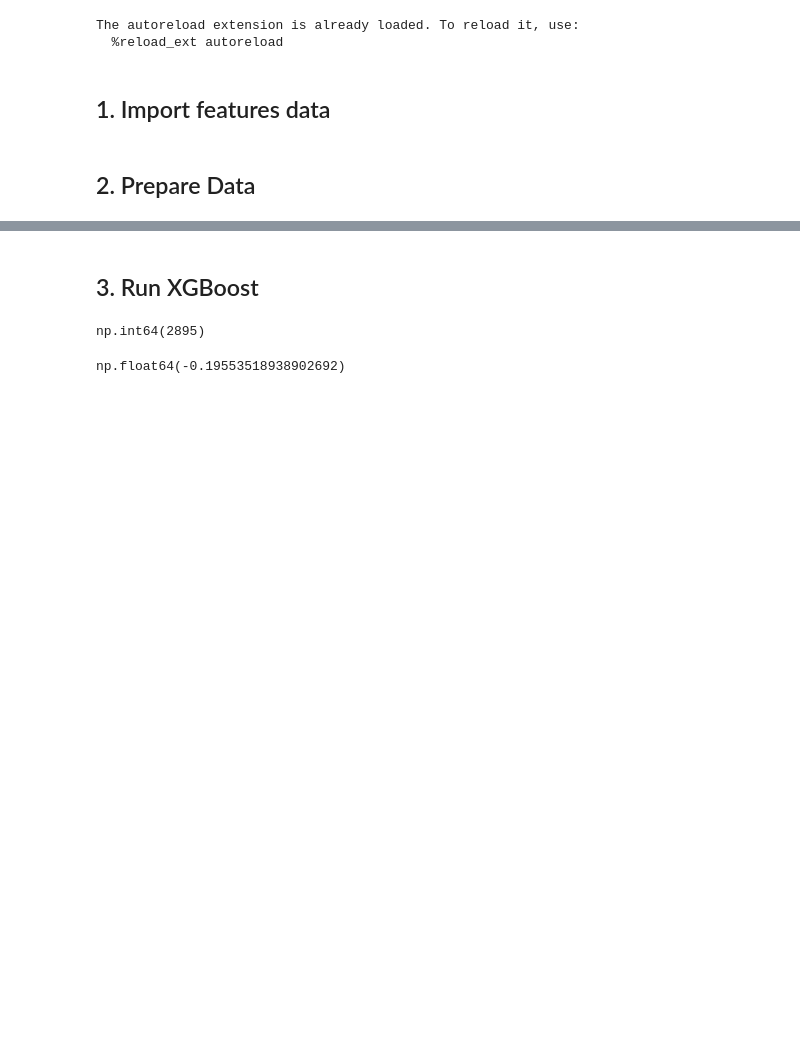
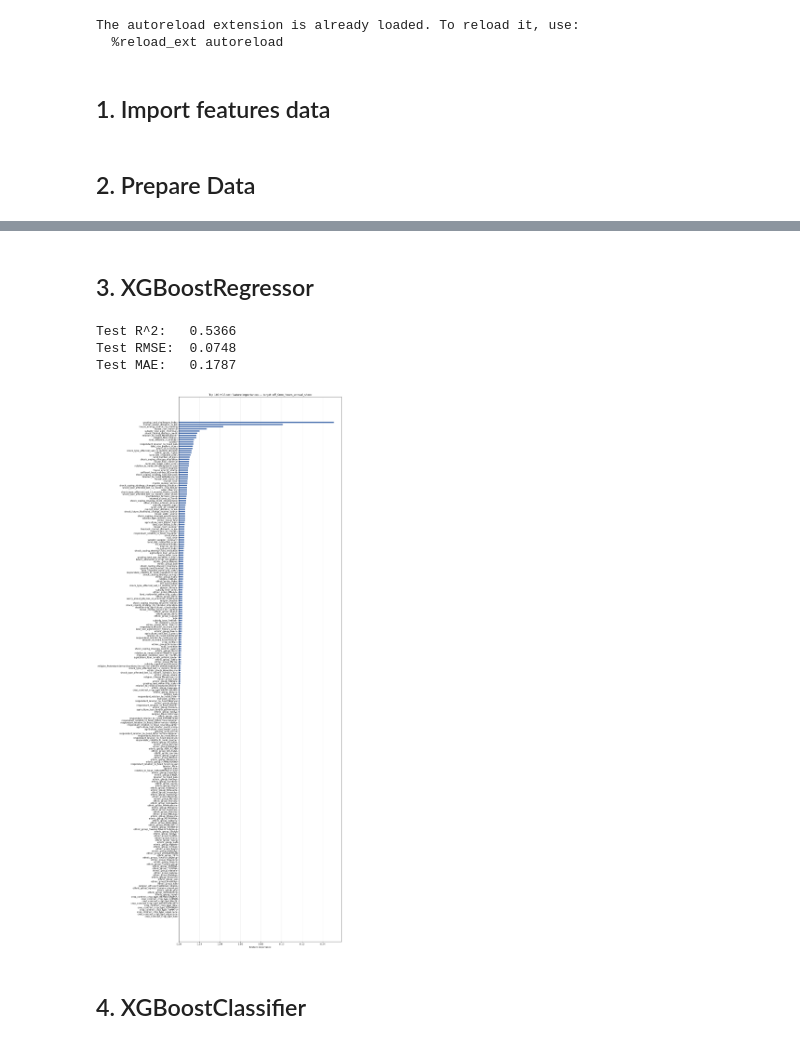
Before and after one commit to fra-c08-job-futures/c08-farming-exit, a Jupyter notebook: notebooks/88_correlation_analyses.ipynb, the cells around one changed output, grey strips where cells are left out. Cells and saved outputs as stored; diff of their text form; code cells hidden in the pictures; blank space fills up the shorter version.

```diff
--- a/notebooks/88_correlation_analyses.ipynb
+++ b/notebooks/88_correlation_analyses.ipynb
@@ -52,2 +442,2 @@ df = df.dropna(subset=geo_cols + identification_cols)
 # %% [markdown]
-## 3. Run XGBoost
+## 3. XGBoostRegressor
@@ -288,3 +444,57 @@ df = df[cols_to_keep]
+# %%
+# --- drop columns that leak the target or don't belong as features ---
+# empl_type & farm_empl_last_12_months are literally used to construct empl_category (see 02_feature_engineering.ipynb, cell c8810dc3)
+# hh_members_*_share are aggregated from empl_category itself
+target = 'off_farm_hours_annual_share'
+df = df[[target] + explanatory_cols]
+
+#just drop them because of too many missings
+df = df.drop(columns=['grazing_land_permit_price', 'remittance_amount_sent_last_12_months'])
+
+df = df.dropna(subset=[target])  # can't train on unlabeled rows
+
+y = df[target]
+X = df.drop(columns=[target], errors="ignore")
+
+# --- one-hot encode categoricals, leave everything else (incl. NaNs) as is ---
+X = pd.get_dummies(X, dummy_na=True)
+
+X_train, X_test, y_train, y_test = train_test_split(
+    X, y, test_size=0.2, random_state=42
+)
+
+# --- train with standard hyperparameters ---
+model = XGBRegressor(random_state=42)
+model.fit(X_train, y_train)
+
+y_pred = model.predict(X_test)
+r2 = model.score(X_test, y_test)  # R^2
+rmse = mean_squared_error(y_test, y_pred)
+mae = mean_absolute_error(y_test, y_pred)
+
+print(f"Test R^2:   {r2:.4f}")
+print(f"Test RMSE:  {rmse:.4f}")
+print(f"Test MAE:   {mae:.4f}")
+
+# --- feature importance plot, top 100 ---
+importances = pd.Series(model.feature_importances_, index=X.columns)
+top100 = importances.sort_values(ascending=False).head(250)
+
+fig, ax = plt.subplots(figsize=(16, 36))
+ax.barh(top100.index[::-1], top100.values[::-1], color="#4C72B0", height=0.6)
+ax.set_xlabel("Feature importance")
+ax.set_title(f"Top 100 XGBoost feature importances — target: {target}")
+ax.grid(axis="x", color="#dddddd", linewidth=0.5, zorder=0)
+ax.set_axisbelow(True)
+fig.tight_layout()
+plt.show()
+# %% [output]
+Test R^2:   0.5366
+Test RMSE:  0.0748
+Test MAE:   0.1787
+[figure, added]
+# %% [markdown]
+## 4. XGBoostClassifier
 # %%
 # # --- target ---
 # target = "empl_category"
@@ -563,8 +538,0 @@ df = df[cols_to_keep]
-# %%
-((df["hh_sentiment_index"] != 0) & (df["hh_sentiment_index"].notna())).sum()
-# %% [output]
-np.int64(2895)
-# %%
-df["off_farm_hours_annual_share"].corr(df["land_size_cropland_acres"], method="spearman")
-# %% [output]
-np.float64(-0.19553518938902692)
```
Also changed, not shown: parts of 19 cells of this notebook.
